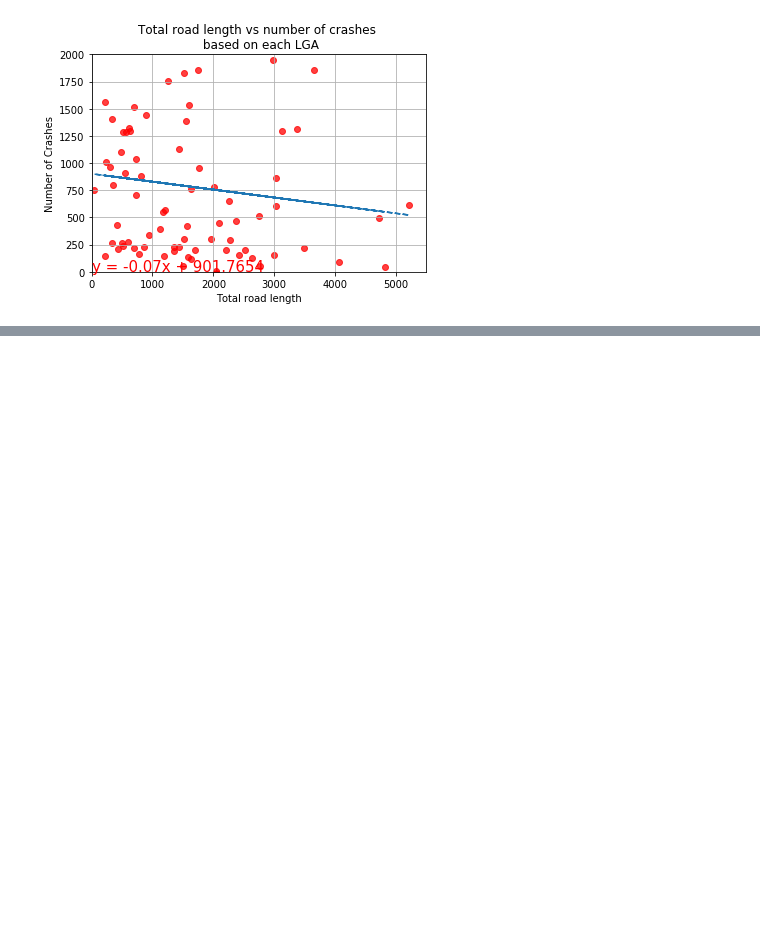
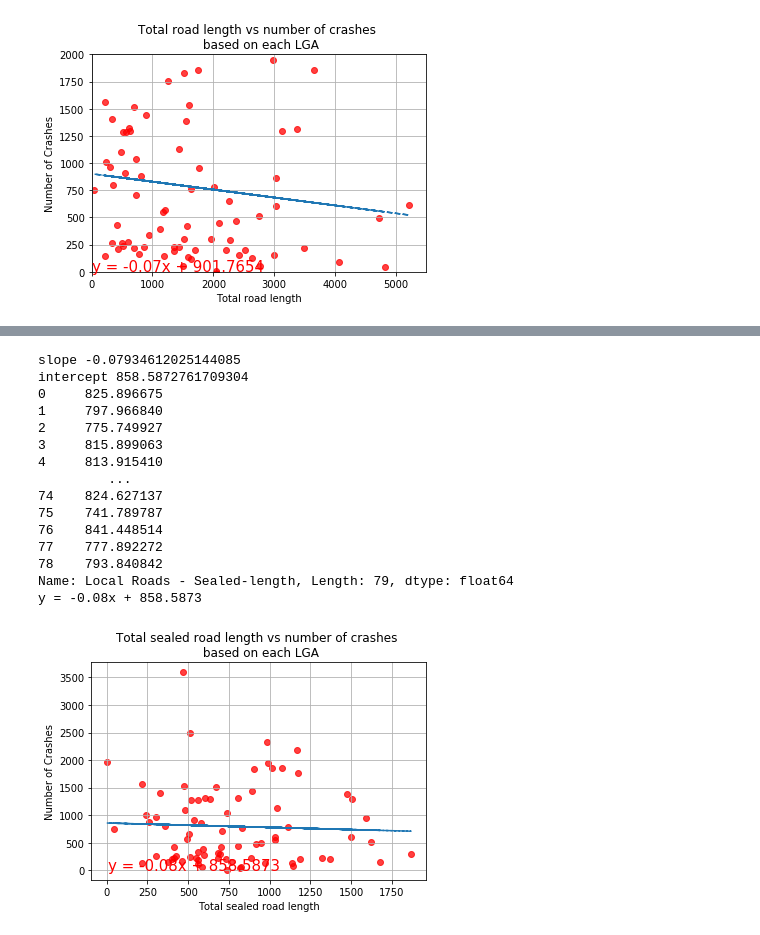
Before and after one commit to Jamie-GiHu/Turqoise-Bears-Project-Repo, a Jupyter notebook: Vic_Crash_analysis.ipynb, the cells around one changed output, grey strips where cells are left out. Cells and saved outputs as stored; diff of their text form; code cells hidden in the pictures; blank space fills up the shorter version.

```diff
--- a/Vic_Crash_analysis.ipynb
+++ b/Vic_Crash_analysis.ipynb
@@ -410,0 +480,41 @@ y = -0.07x + 901.7654
+# %%
+#calculate correlation coffecient
+
+round(st.pearsonr(lga_stats["Local Roads - Sealed-length"],lga_stats["OBJECTID"])[0],2)
+x_values5 = lga_stats["Local Roads - Sealed-length"]
+y_values5 = lga_stats["OBJECTID"]
+(slope, intercept, rvalue, pvalue, stderr) = linregress(x_values5, y_values5)
+print("slope", slope)
+print("intercept", intercept)
+print(x_values5 * slope + intercept)
+regress_values = x_values5 * slope + intercept
+line_eq = "y = " + str(round(slope,2)) + "x + " + str(round(intercept,4))
+print(line_eq)
+plt.scatter(x_values5, y_values5, facecolors = "red", alpha = 0.75)
+plt.plot(x_values5, regress_values,"--")
+
+plt.annotate(line_eq,(6,10),fontsize=15,color="red")
+plt.xlabel('Total sealed road length')
+plt.ylabel('Number of Crashes')
+plt.title("Total sealed road length vs number of crashes \n based on each LGA")
+#plt.xlim(0,5500)
+#plt.ylim(0,2000)
+plt.grid()
+plt.show()
+# %% [output]
+slope -0.07934612025144085
+intercept 858.5872761709304
+0     825.896675
+1     797.966840
+2     775.749927
+3     815.899063
+4     813.915410
+         ...
+74    824.627137
+75    741.789787
+76    841.448514
+77    777.892272
+78    793.840842
+Name: Local Roads - Sealed-length, Length: 79, dtype: float64
+y = -0.08x + 858.5873
+[figure, added]
```
Also changed, not shown: parts of 11 cells of this notebook.
